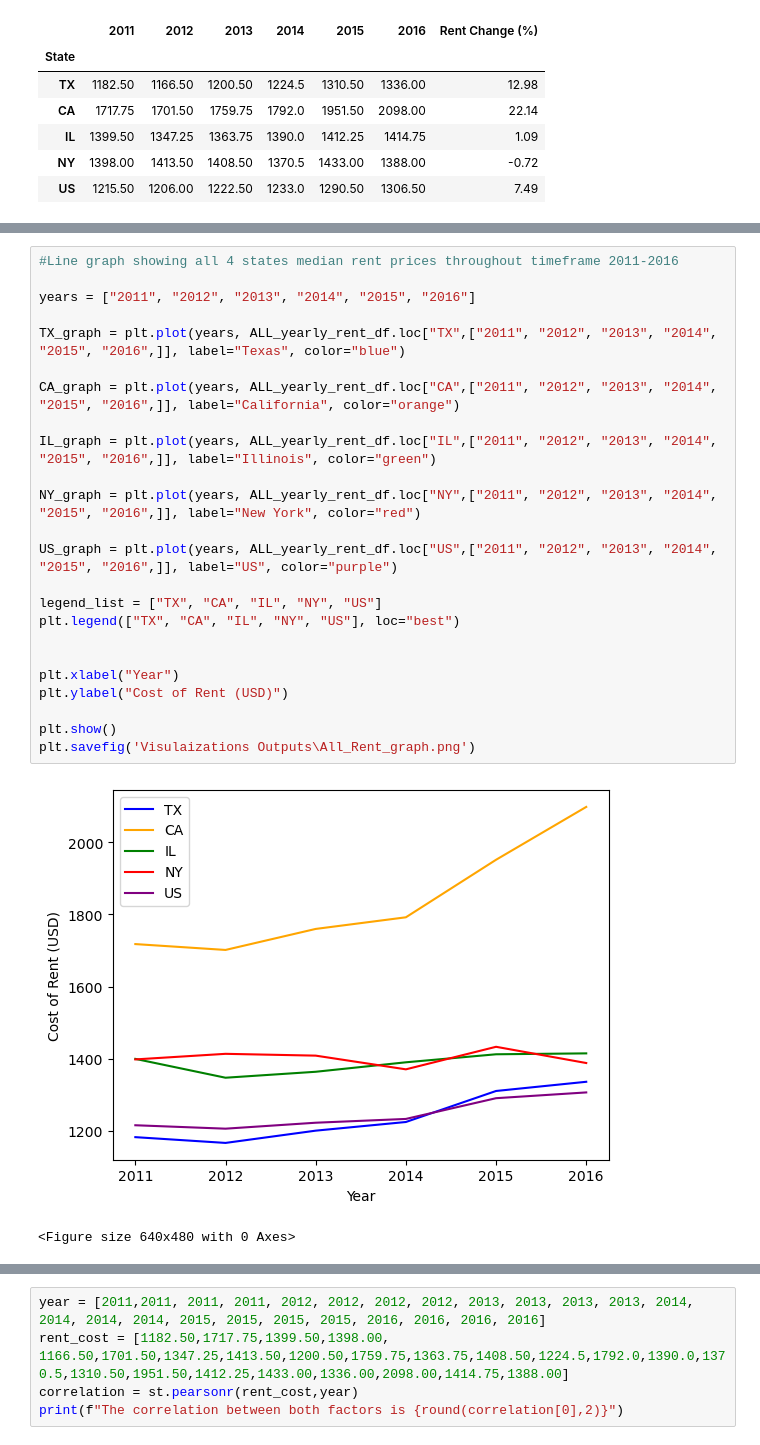
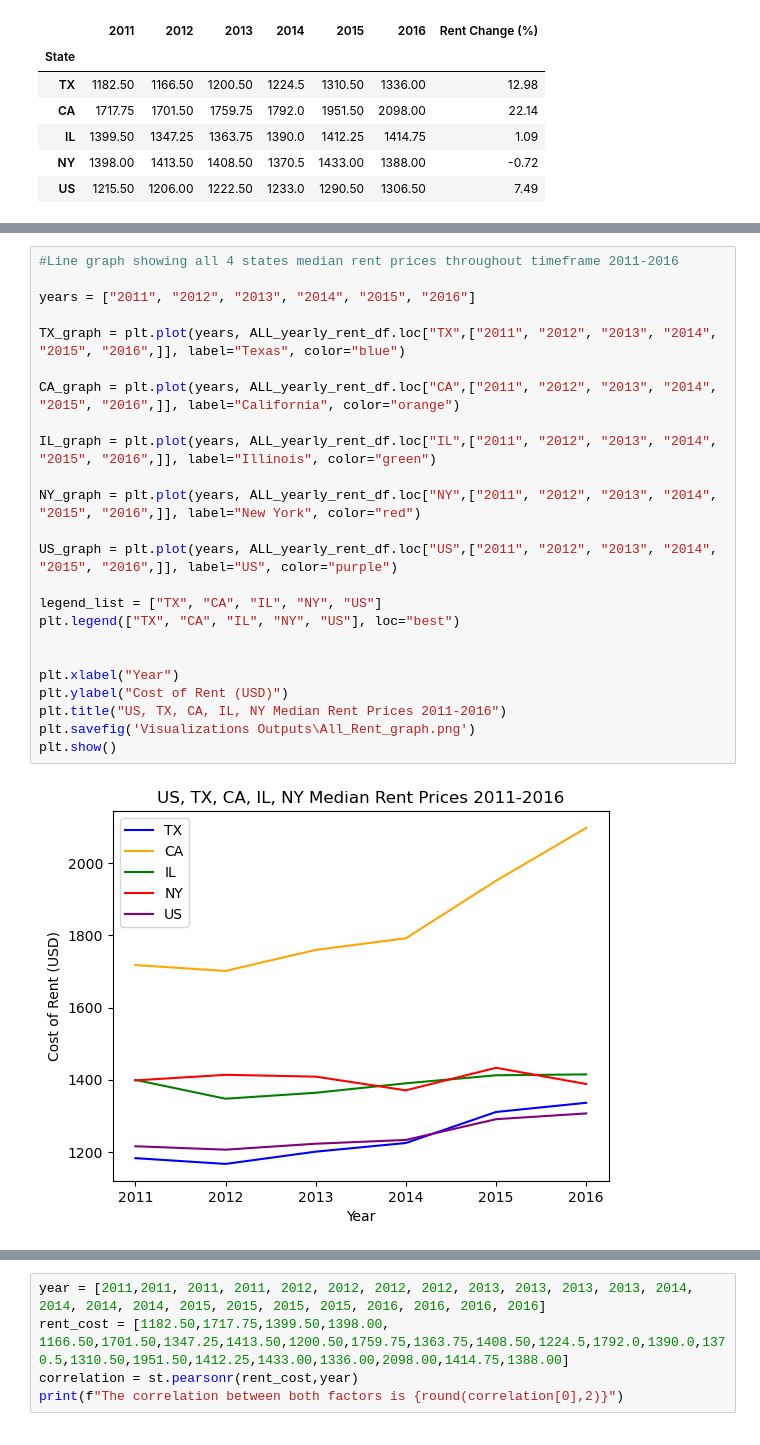
Before and after one commit to NoahShore/Group_7_Challenge_1, a Jupyter notebook: rent_data_analysis.ipynb, the cells around one changed output, grey strips where cells are left out. Drawn from its saved outputs; the diff is of its cells as text.

```diff
--- a/rent_data_analysis.ipynb
+++ b/rent_data_analysis.ipynb
@@ -540,30 +552,29 @@ ALL_yearly_rent_df.head(30)
 # %%
 #Line graph showing all 4 states median rent prices throughout timeframe 2011-2016
 
 years = ["2011", "2012", "2013", "2014", "2015", "2016"]
 
 TX_graph = plt.plot(years, ALL_yearly_rent_df.loc["TX",["2011", "2012", "2013", "2014", "2015", "2016",]], label="Texas", color="blue")
 
 CA_graph = plt.plot(years, ALL_yearly_rent_df.loc["CA",["2011", "2012", "2013", "2014", "2015", "2016",]], label="California", color="orange")
 
 IL_graph = plt.plot(years, ALL_yearly_rent_df.loc["IL",["2011", "2012", "2013", "2014", "2015", "2016",]], label="Illinois", color="green")
 
 NY_graph = plt.plot(years, ALL_yearly_rent_df.loc["NY",["2011", "2012", "2013", "2014", "2015", "2016",]], label="New York", color="red")
 
 US_graph = plt.plot(years, ALL_yearly_rent_df.loc["US",["2011", "2012", "2013", "2014", "2015", "2016",]], label="US", color="purple")
 
 legend_list = ["TX", "CA", "IL", "NY", "US"]
 plt.legend(["TX", "CA", "IL", "NY", "US"], loc="best")
 
 
 plt.xlabel("Year")
 plt.ylabel("Cost of Rent (USD)")
-
+plt.title("US, TX, CA, IL, NY Median Rent Prices 2011-2016")
+plt.savefig('Visualizations Outputs\All_Rent_graph.png')
 plt.show()
-plt.savefig('Visulaizations Outputs\All_Rent_graph.png')
 # %% [output]
-[figure, old version]
+[figure, new version]
-<Figure size 640x480 with 0 Axes>
 # %%
 #Bar graph showing the change in rent (%)
 rent_change_bar = ALL_yearly_rent_df['Rent Change (%)'].plot(kind="bar", color=["blue", "orange", "green", "red", "purple"], figsize=(8,6),
```
Also changed, not shown: parts of 50 cells of this notebook, 15 other files.
